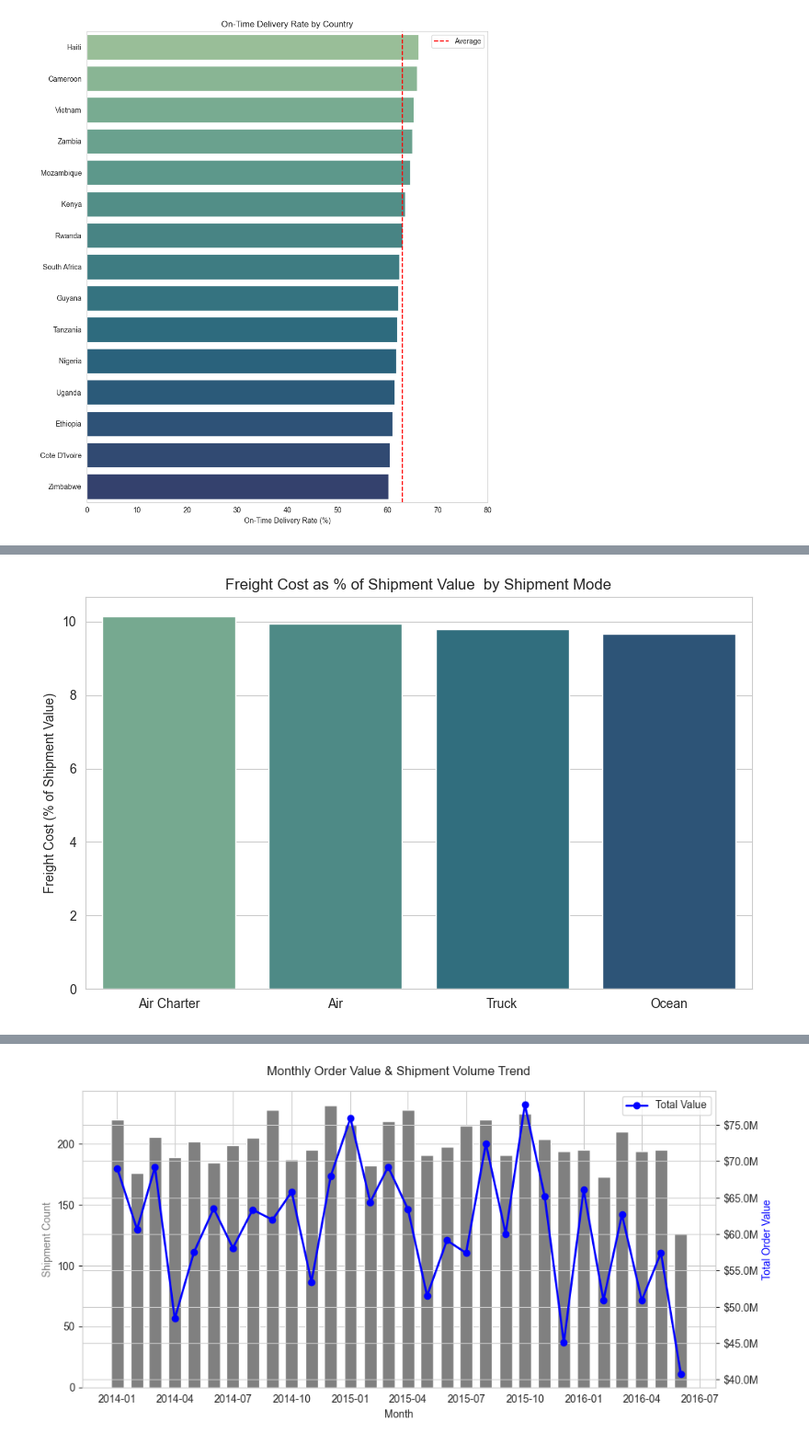
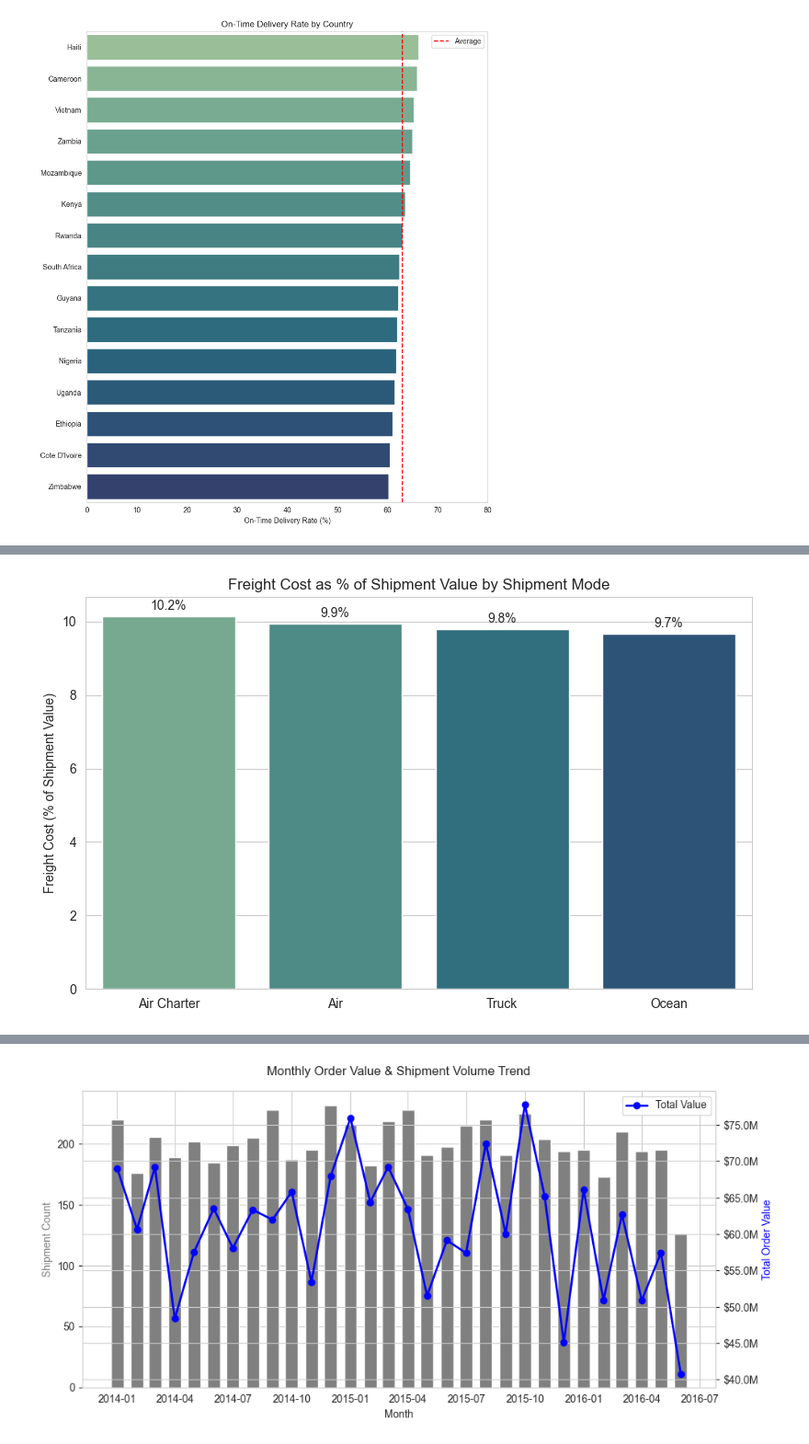
Before and after one commit to yashmonde24/Supply-Chain-Shipment-Pricing-And-Delivery-Risk-Analysis, a Jupyter notebook: python/kpi_analysis.ipynb, the cells around one changed output, grey strips where cells are left out. Shown at 92% size. Cells and saved outputs as stored; diff of their text form; code cells hidden in the pictures.

```diff
--- a/python/kpi_analysis.ipynb
+++ b/python/kpi_analysis.ipynb
@@ -60,17 +80,30 @@ plt.close()
 otd_shipment_mode = pd.read_sql("SELECT * FROM vw_otd_by_shipment_mode;", engine)
 
 fig, axes = plt.subplots(1, 2, figsize=(12, 5))
-sns.barplot(data=otd_shipment_mode.sort_values(by = 'on_time_delivery_rate_pct', ascending = False), x="shipment_mode", y="on_time_delivery_rate_pct",
+ax1 = sns.barplot(data=otd_shipment_mode.sort_values(by = 'on_time_delivery_rate_pct', ascending = False), x="shipment_mode", y="on_time_delivery_rate_pct",
             hue = 'shipment_mode', ax=axes[0], palette='crest')
 axes[0].set_title("On-Time Delivery Rate by Shipment Mode")
 axes[0].set_ylabel("On-Time Rate (%)")
 axes[0].set_xlabel("")
 
-sns.barplot(data=otd_shipment_mode.sort_values(by = 'avg_lead_time_days', ascending = False), x="shipment_mode", y="avg_lead_time_days",
+for container in ax1.containers:
+    ax1.bar_label(
+        container,
+        fmt='%.1f%%',
+        padding=3
+    )
+
+ax2 = sns.barplot(data=otd_shipment_mode.sort_values(by = 'avg_lead_time_days', ascending = False), x="shipment_mode", y="avg_lead_time_days",
             hue = 'shipment_mode', ax=axes[1], palette = 'crest')
 axes[1].set_title("Average Lead Time by Shipment Mode")
 axes[1].set_ylabel("Avg Lead Time (days)")
 axes[1].set_xlabel("")
+for container in ax2.containers:
+    ax2.bar_label(
+        container,
+        fmt='%.1f%%',
+        padding=3
+    )
 plt.tight_layout()
 plt.savefig("otd_and_leadtime_by_shipment_mode.png", dpi=120)
 plt.show()
@@ -80,17 +123,37 @@ plt.close()
 # %%
 # Freight Cost Efficiency by Shipment Mode
 
 freight_shipment_mode = pd.read_sql("SELECT * FROM vw_freight_efficiency_by_mode;", engine)
 
 plt.figure(figsize=(8, 5))
-sns.barplot(data=freight_shipment_mode.sort_values(by = 'avg_freight_pct_of_value', ascending = False), x="shipment_mode", y="avg_freight_pct_of_value",
-            hue = 'shipment_mode', palette='crest')
-plt.title("Freight Cost as % of Shipment Value  by Shipment Mode")
+
+ax = sns.barplot(
+    data=freight_shipment_mode.sort_values(
+        by='avg_freight_pct_of_value',
+        ascending=False
+    ),
+    x='shipment_mode',
+    y='avg_freight_pct_of_value',
+    hue='shipment_mode',
+    palette='crest',
+    legend=False
+)
+
+plt.title("Freight Cost as % of Shipment Value by Shipment Mode")
 plt.ylabel("Freight Cost (% of Shipment Value)")
 plt.xlabel("")
+
+# Add data labels
+for container in ax.containers:
+    ax.bar_label(
+        container,
+        fmt='%.1f%%',
+        padding=3
+    )
+
 plt.tight_layout()
 plt.savefig("freight_pct_by_shipment_mode.png", dpi=120)
 plt.show()
 plt.close()
 # %% [output]
-[figure, old version]
+[figure, new version]
```
Also changed, not shown: parts of 16 cells of this notebook, 4 other files.
